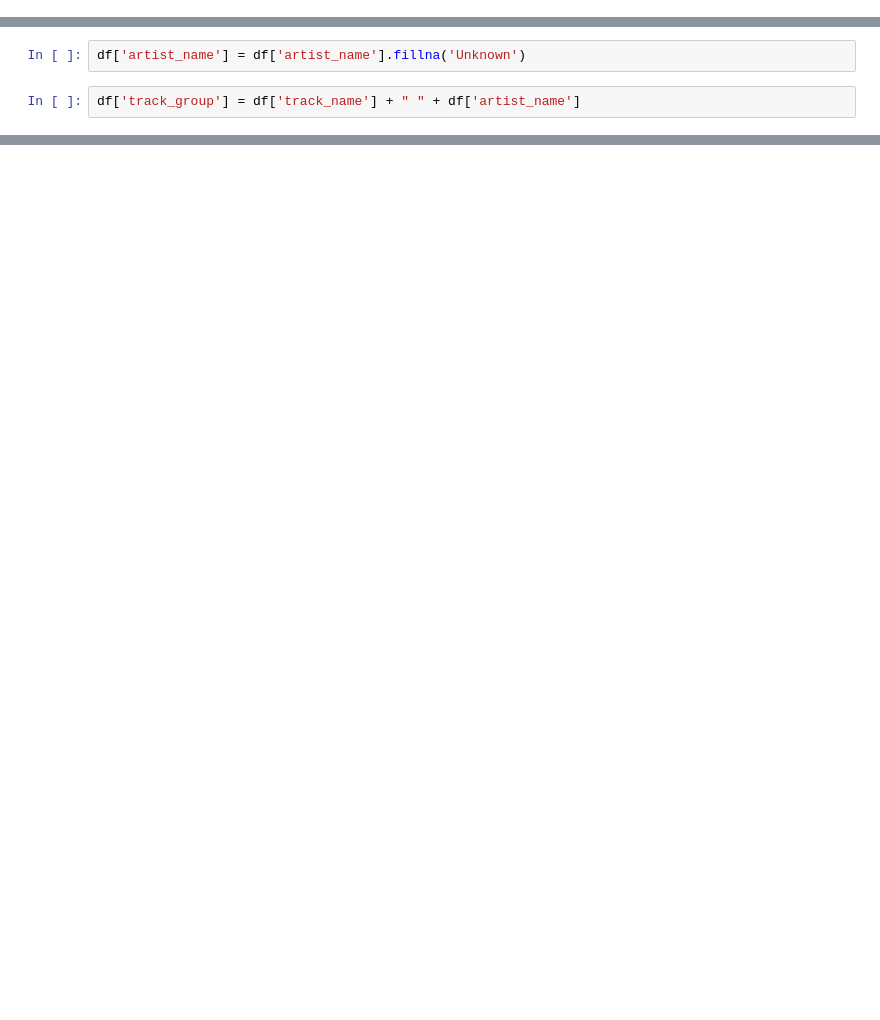
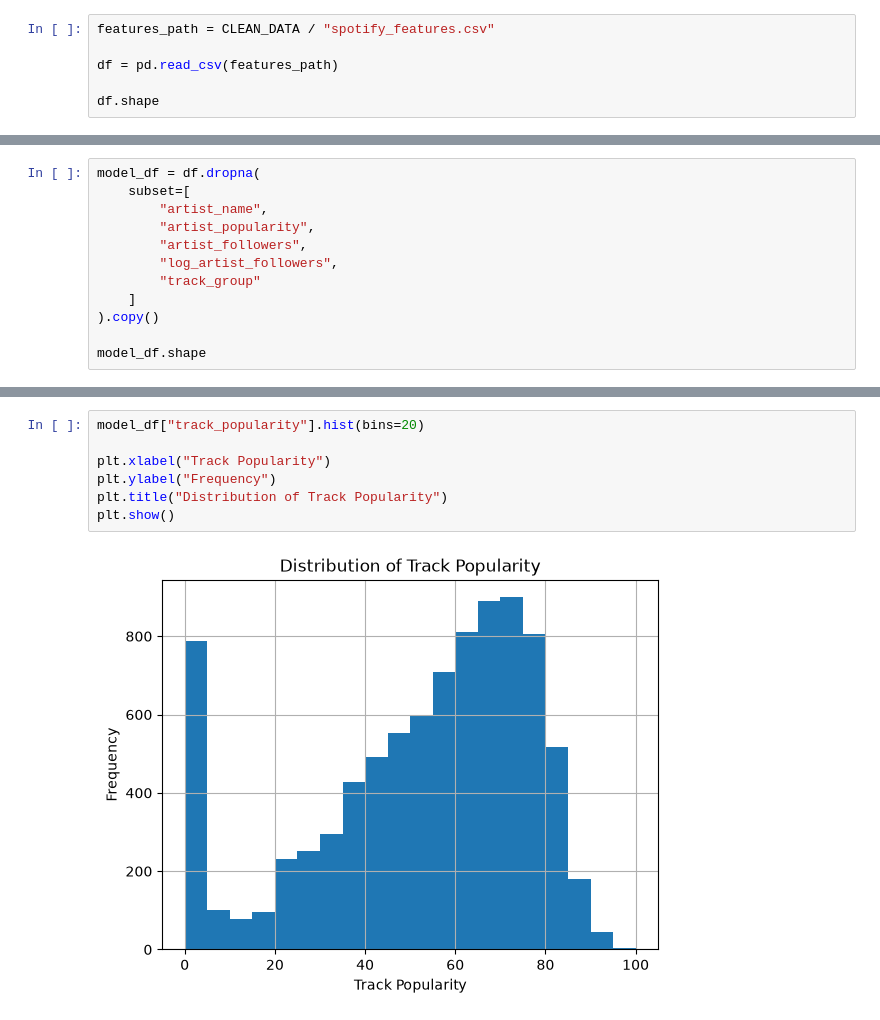
Before and after one commit to jannoelvero/week_7_ml_project, a Jupyter notebook: notebooks/06_machine_learning.ipynb, the cells around one changed output, grey strips where cells are left out. Drawn from its saved outputs; the diff is of its cells as text; blank space fills up the shorter version.

```diff
--- a/notebooks/06_machine_learning.ipynb
+++ b/notebooks/06_machine_learning.ipynb
@@ -11,0 +164,6 @@ df = pd.read_csv("../data/clean/spotify_features.csv")
+# %%
+features_path = CLEAN_DATA / "spotify_features.csv"
+
+df = pd.read_csv(features_path)
+
+df.shape
@@ -67,4 +221,0 @@ dtype: int64
-# %%
-df['artist_name'] = df['artist_name'].fillna('Unknown')
-# %%
-df['track_group'] = df['track_name'] + " " + df['artist_name']
@@ -1102,0 +307,12 @@ Future analysis could incorporate time-based popularity observations, playlist e
+# %%
+model_df = df.dropna(
+    subset=[
+        "artist_name",
+        "artist_popularity",
+        "artist_followers",
+        "log_artist_followers",
+        "track_group"
+    ]
+).copy()
+
+model_df.shape
@@ -1102,0 +384,9 @@ Future analysis could incorporate time-based popularity observations, playlist e
+# %%
+model_df["track_popularity"].hist(bins=20)
+
+plt.xlabel("Track Popularity")
+plt.ylabel("Frequency")
+plt.title("Distribution of Track Popularity")
+plt.show()
+# %% [output]
+[figure, added]
```
Also changed, not shown: parts of 297 cells of this notebook.
